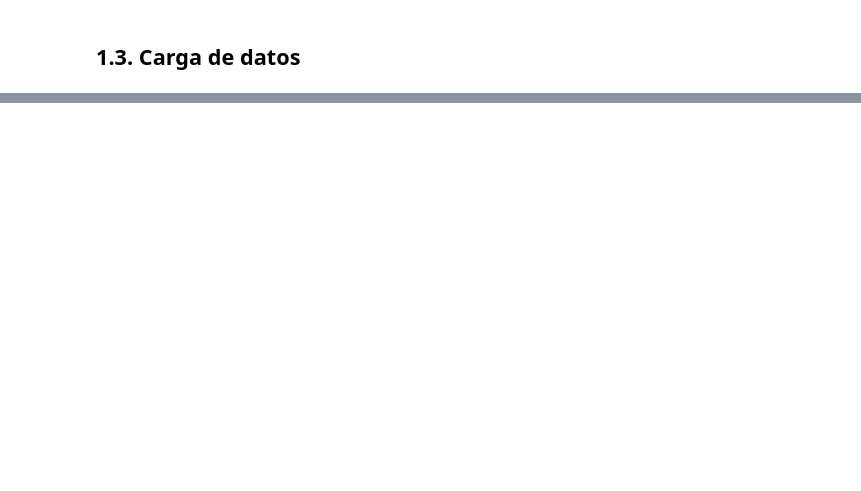
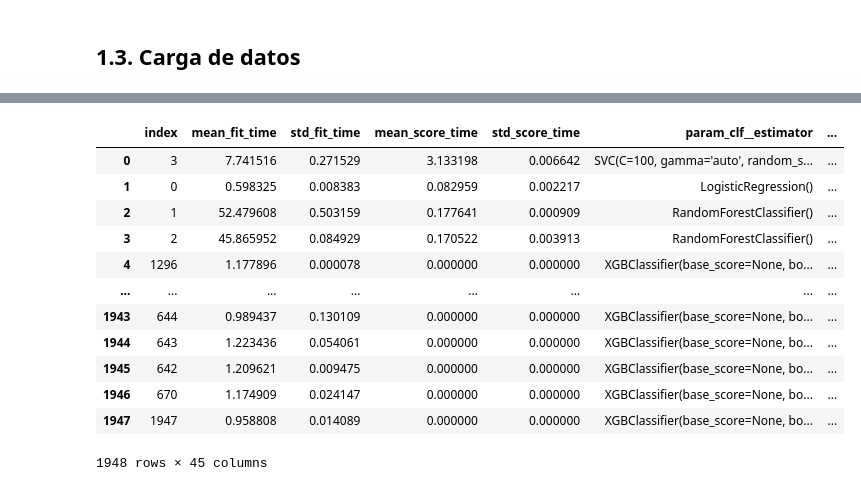
Before and after one commit to jcarlosgalvezm/ue_master-TFM, a Jupyter notebook: notebooks/data_cleaning-feature_engineering-modeling.ipynb, the cells around one changed output, grey strips where cells are left out. Cells and saved outputs as stored; diff of their text form; code cells hidden in the pictures; blank space fills up the shorter version.

```diff
--- a/notebooks/data_cleaning-feature_engineering-modeling.ipynb
+++ b/notebooks/data_cleaning-feature_engineering-modeling.ipynb
@@ -219,0 +571,19 @@ results[['param_clf__estimator', 'mean_test_score', 'mean_train_score', 'param_p
+# %%
+param_grid = {
+    'preprocessor__cols': [iter4_cols],
+    'preprocessor__transformer__num__outliers__exclude_cols': [['indice_desarrollo_ciudad']],
+    'preprocessor__transformer__num__outliers__method': ['cap', 'drop'],
+    'preprocessor__transformer__num__scaler': [MinMaxScaler()],
+    'preprocessor__transformer__cat__imputer': [SimpleImputer(strategy='constant', fill_value='missing')],
+    'preprocessor__transformer__cat__ohe': [
+        OneHotEncoder(drop='first', sparse=False),
+        OneHotEncoder(drop='if_binary', sparse=False)],
+    'pca__n_components': [60, 80, 110],
+    'clf__estimator': [LogisticRegression(), SVC(), XGBClassifier()],
+}
+# %%
+logger.info('Starting Auto ML pipe...')
+auto_ml_pipe = make_pipeline(Preprocessor(), PCA(), Clf())
+gs = GridSearchCV(auto_ml_pipe, param_grid, cv=3, n_jobs=-1, verbose=3, scoring='accuracy', return_train_score=True)
+gs.fit(X_train, y_train)
+results5 = pd.DataFrame(gs.cv_results_).sort_values('rank_test_score').reset_index()
@@ -219,0 +660,7 @@ results[['param_clf__estimator', 'mean_test_score', 'mean_train_score', 'param_p
+# %%
+from collections import Counter
+
+iter5_cols = ('ciudad', 'indice_desarrollo_ciudad', 'genero', 'experiencia_relevante', 'nivel_educacion', 'educacion', 'experiencia', 'tamano_compania', 'tipo_compania', 'ultimo_nuevo_trabajo', 'horas_formacion')
+
+counter = Counter(y_train)
+total_negative_examples, total_positive_examples = counter[0], counter[1]
@@ -219,0 +730,6 @@ results[['param_clf__estimator', 'mean_test_score', 'mean_train_score', 'param_p
+# %%
+logger.info('Starting Auto ML pipe...')
+auto_ml_pipe = make_pipeline(Preprocessor(), PCA(), Clf())
+gs = GridSearchCV(auto_ml_pipe, param_grid, cv=2, n_jobs=-1, verbose=3, scoring='accuracy', return_train_score=True)
+gs.fit(X_train, y_train)
+results5 = pd.DataFrame(gs.cv_results_).sort_values('rank_test_score').reset_index()
@@ -219,0 +751,16 @@ results[['param_clf__estimator', 'mean_test_score', 'mean_train_score', 'param_p
+# %%
+results5
+# %% [output]
+|  | index | mean_fit_time | std_fit_time | mean_score_time | std_score_time | param_clf__estimator | ... |
+| 0 | 3 | 7.741516 | 0.271529 | 3.133198 | 0.006642 | SVC(C=100, gamma='auto', random_s... | ... |
+| 1 | 0 | 0.598325 | 0.008383 | 0.082959 | 0.002217 | LogisticRegression() | ... |
+| 2 | 1 | 52.479608 | 0.503159 | 0.177641 | 0.000909 | RandomForestClassifier() | ... |
+| 3 | 2 | 45.865952 | 0.084929 | 0.170522 | 0.003913 | RandomForestClassifier() | ... |
+| 4 | 1296 | 1.177896 | 0.000078 | 0.000000 | 0.000000 | XGBClassifier(base_score=None, bo... | ... |
+| ... | ... | ... | ... | ... | ... | ... | ... |
+| 1943 | 644 | 0.989437 | 0.130109 | 0.000000 | 0.000000 | XGBClassifier(base_score=None, bo... | ... |
+| 1944 | 643 | 1.223436 | 0.054061 | 0.000000 | 0.000000 | XGBClassifier(base_score=None, bo... | ... |
+| 1945 | 642 | 1.209621 | 0.009475 | 0.000000 | 0.000000 | XGBClassifier(base_score=None, bo... | ... |
+| 1946 | 670 | 1.174909 | 0.024147 | 0.000000 | 0.000000 | XGBClassifier(base_score=None, bo... | ... |
+| 1947 | 1947 | 0.958808 | 0.014089 | 0.000000 | 0.000000 | XGBClassifier(base_score=None, bo... | ... |
+1948 rows × 45 columns
```
Also changed, not shown: parts of 86 cells of this notebook, 6 other files.
